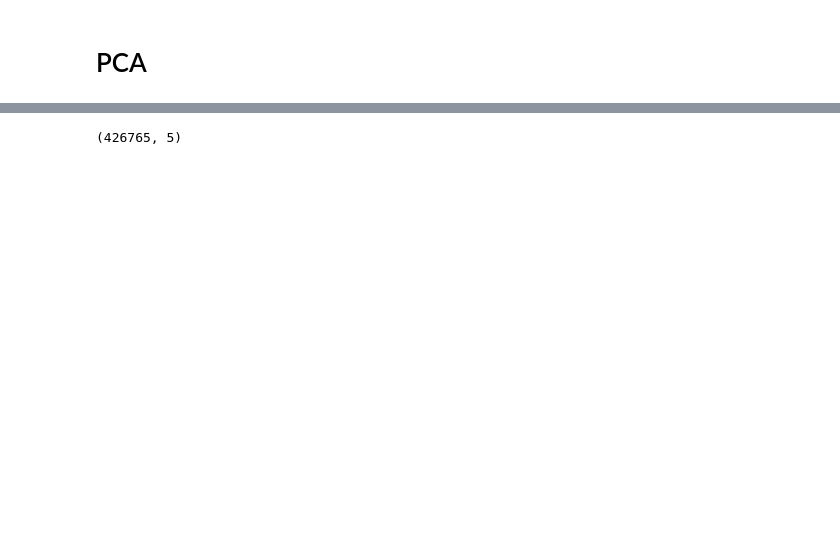
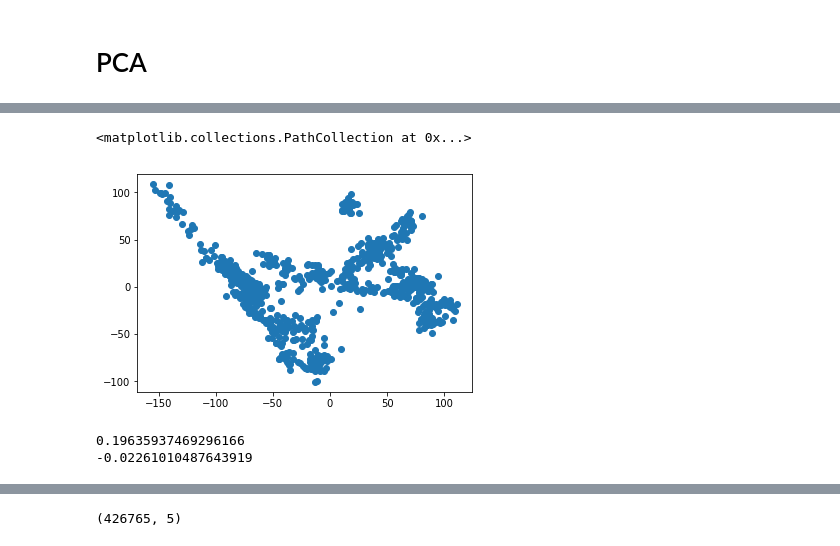
Before and after one commit to ChiChunLiu/pcshrink, a Jupyter notebook: notebooks/rank1-udpate.ipynb, the cells around one changed output, grey strips where cells are left out. Cells and saved outputs as stored; diff of their text form; code cells hidden in the pictures; blank space fills up the shorter version.

```diff
--- a/notebooks/rank1-udpate.ipynb
+++ b/notebooks/rank1-udpate.ipynb
@@ -61,15 +27,21 @@ plt.ylabel("Emprical Std");
+# %%
+norm = pcshrink.Normalizer(Y, .02, "patterson")
+# %%
+Z = norm.Y
 # %% [markdown]
 # PCA
 # %%
-%%time
-k = 5
-Y = Z
+def svd(Y, k, flip=True):
 
-U, S, VT = svds(Y, k)
+    U, S, VT = svds(Y, k)
 
-# singular values
-S = np.diag(S[::-1])
+    # singular values
+    S = np.diag(S[::-1])
 
-# left and right eigenvectors
-U, VT = svd_flip(U[:, ::-1], VT[::-1])
-V = VT.T
+    if flip:
+        # left and right eigenvectors
+        U, VT = svd_flip(U[:, ::-1], VT[::-1])
+
+    V = VT.T
+
+    return(U, S, V)
@@ -125,0 +48,8 @@ Wall time: 35.9 ms
+# %%
+%%time
+k = 5
+n_snp, n_samp = Z.shape
+U, S, V = svd(Z, k, flip=True)
+F = U @ S
+F = F / np.linalg.norm(F, axis=0, ord=2)
+L = (F.T @ Z).T
@@ -125,0 +59,5 @@ Wall time: 35.9 ms
+# %%
+plt.scatter(L[:, 0], L[:, 1])
+# %% [output]
+<matplotlib.collections.PathCollection at 0x...>
+[figure, added]
@@ -125,0 +74,8 @@ Wall time: 35.9 ms
+# %%
+# just making sure the last column is the person I deleted
+Z_approx = U @ S @ V.T
+print(np.corrcoef(Z_approx[:, -1], -a.reshape(-1))[0, 1])
+print(np.corrcoef(Z_approx[:, -1], Z[:, 100].reshape(-1))[0, 1])
+# %% [output]
+0.19635937469296166
+-0.02261010487643919
```
Also changed, not shown: parts of 29 cells of this notebook, 1 other file.
